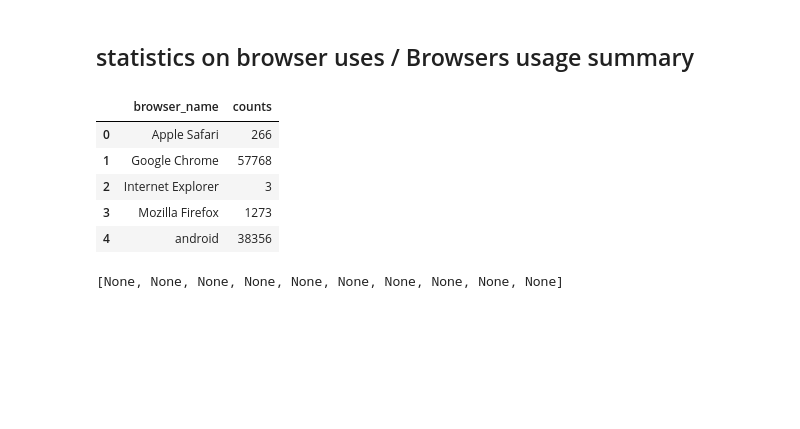
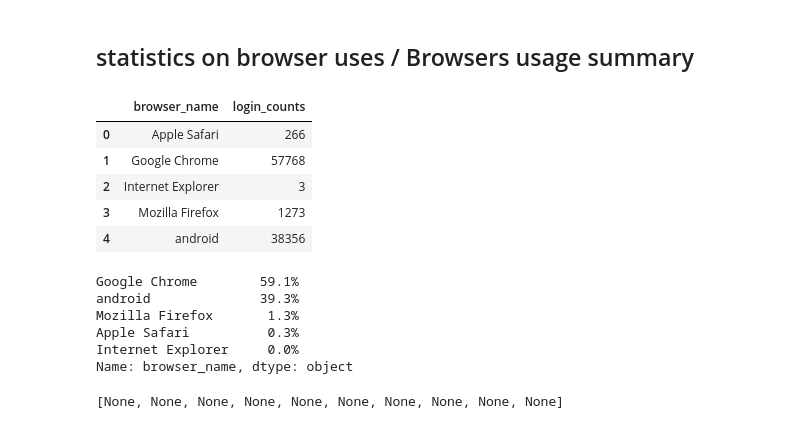
Before and after one commit to shahid-ullah/data_analysis, a Jupyter notebook: notebooks/tappware/dnothi/table_user_login_history.ipynb, the cells around one changed output. Cells and saved outputs as stored; diff of their text form; code cells hidden in the pictures; blank space fills up the shorter version.

```diff
--- a/notebooks/tappware/dnothi/table_user_login_history.ipynb
+++ b/notebooks/tappware/dnothi/table_user_login_history.ipynb
@@ -117,16 +106,23 @@ df[column].nunique()
 # %% [markdown]
 ## statistics on browser uses / Browsers usage summary
 # %%
-df_browser = df.groupby('browser_name').size().reset_index(name='counts')
-df_browser[['browser_name', 'counts']]
+df_browser = df.groupby('browser_name').size().reset_index(name='login_counts')
+df_browser[['browser_name', 'login_counts']]
 # browser_map
+df['browser_name'].value_counts(normalize=True).mul(100).round(1).astype(str) + '%'
 # %% [output]
-|  | browser_name | counts |
+|  | browser_name | login_counts |
 | 0 | Apple Safari | 266 |
 | 1 | Google Chrome | 57768 |
 | 2 | Internet Explorer | 3 |
 | 3 | Mozilla Firefox | 1273 |
 | 4 | android | 38356 |
+Google Chrome        59.1%
+android              39.3%
+Mozilla Firefox       1.3%
+Apple Safari          0.3%
+Internet Explorer     0.0%
+Name: browser_name, dtype: object
 # %%
 # cols = ['device_name', 'browser_name', 'device_type']
 # browser_map = df.browser_name.value_counts()
```
Also changed, not shown: parts of 31 cells of this notebook, 4 other files.
